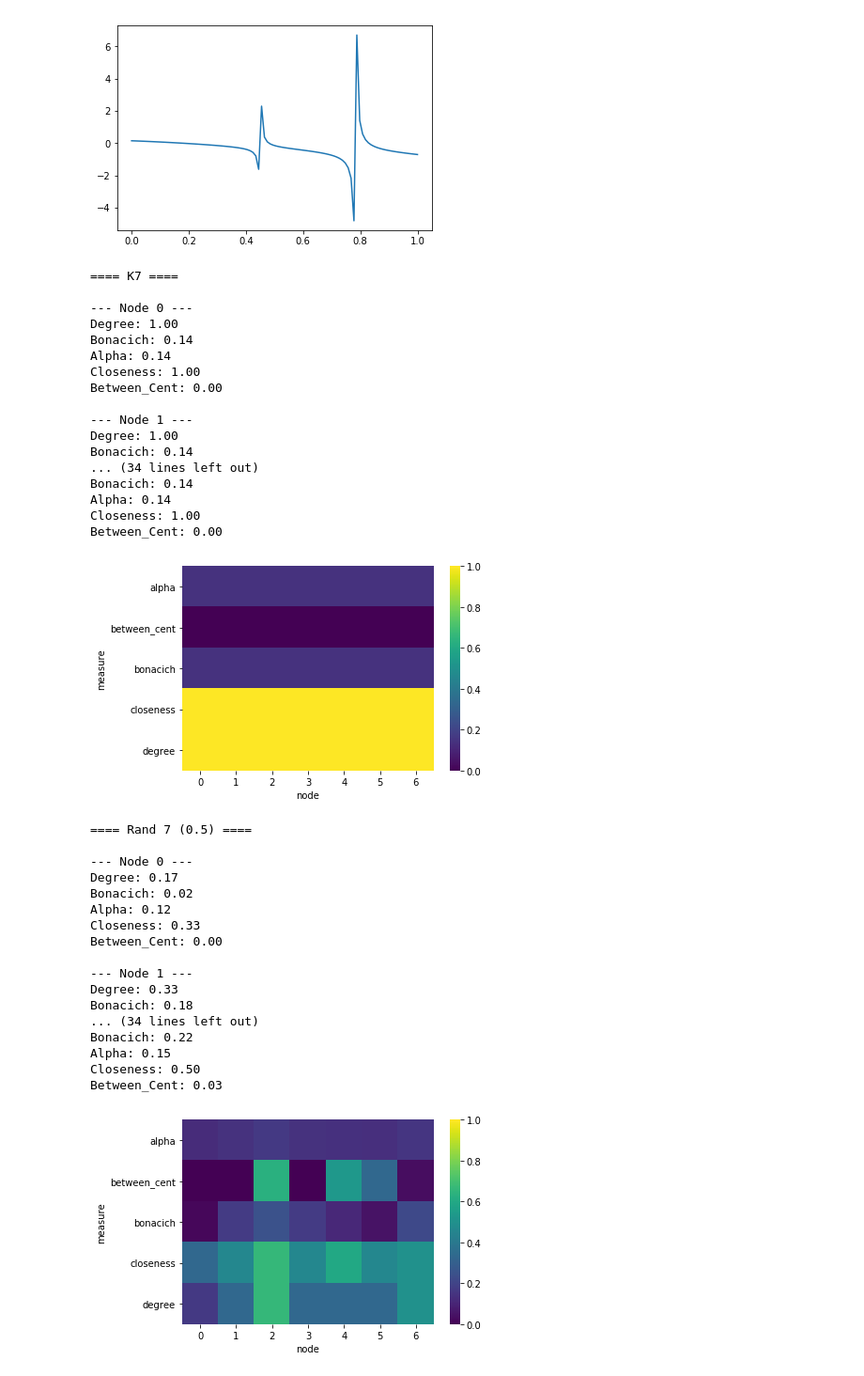
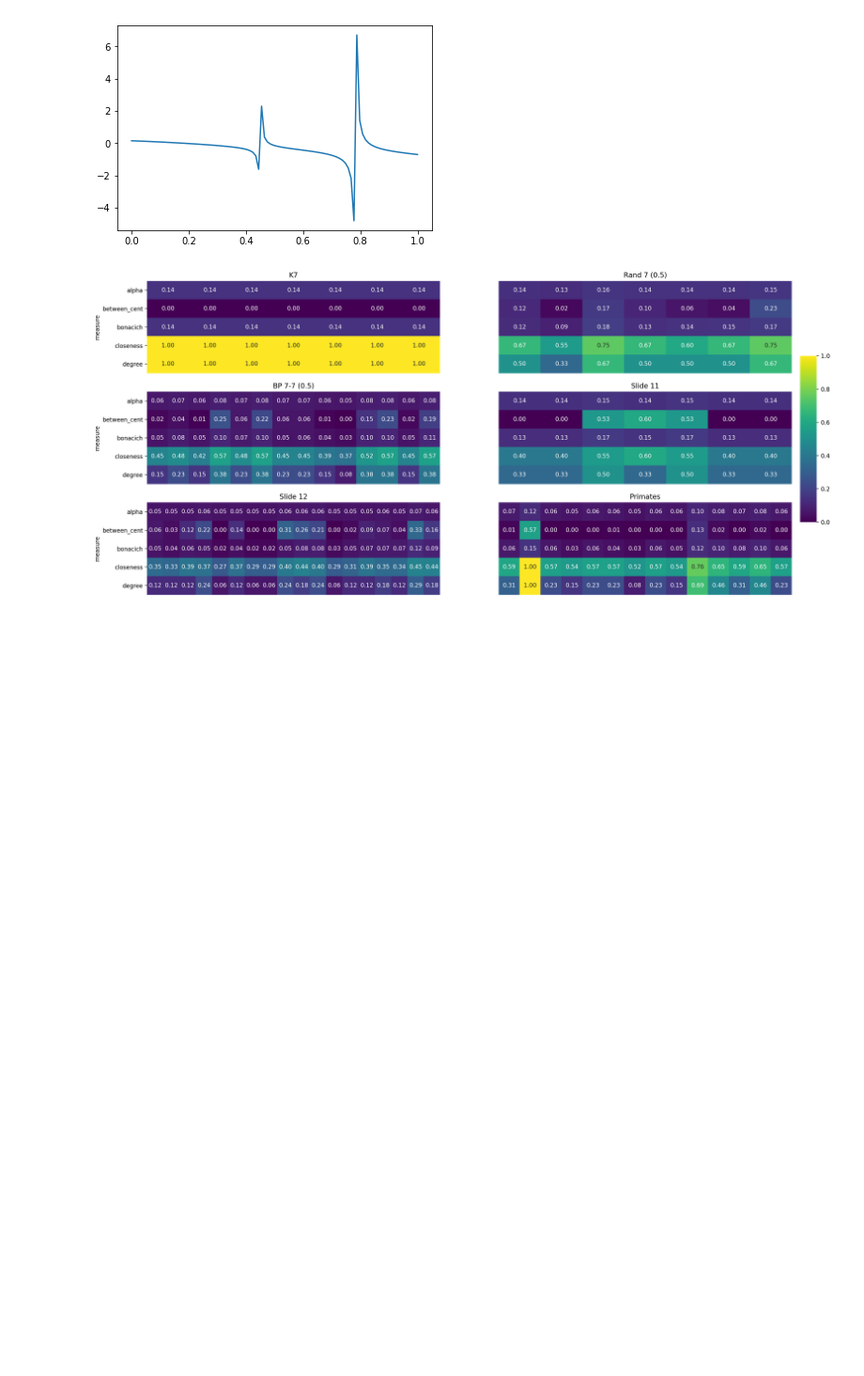
Before and after one commit to ehknight/graph-centrality, a Jupyter notebook: PrimateGraphs.ipynb, the cells around one changed output. Shown: that part at 94% size. Drawn from its saved outputs; the diff is of its cells as text; code cells hidden in the pictures; blank space fills up the shorter version.

Commit message:
update with annotated and consolidated heatmaps

```diff
--- a/PrimateGraphs.ipynb
+++ b/PrimateGraphs.ipynb
@@ -142,74 +142,52 @@ plt.plot(xs, [norm_alpha_cent(given_node, a) for a in xs])
 [<matplotlib.lines.Line2D at 0x...>]
 [figure]
 # %%
-PRINT = True
+PRINT = False
 graphs = {
     'K7': make_fc(7),
     'Rand 7 (0.5)': make_rand_fc(7, 0.5),
     'BP 7-7 (0.5)': make_bp(7, 7, 0.5),
     'Slide 11': make_slide11(),
     'Slide 12': make_slide12(),
     'Primates': make_primate_graph()
 }
 measures = {
     'degree': norm_deg_cent,
     'bonacich': norm_bonacich_eigen_cent,
     'alpha': norm_alpha_cent,
     'closeness': norm_closeness_cent,
     'between_cent': norm_between_cent
 }
 
-for graph_name, G in graphs.items():
-    print("==== {} ====".format(graph_name))
+f, axarr = plt.subplots(
+    figsize=(20, 10),
+    nrows=3, ncols=2, dpi=200)
+cbar_ax = f.add_axes([.91, .3, .02, .4])
+
+for i, (graph_name, G) in enumerate(graphs.items()):
+#     print("==== {} ====".format(graph_name))
     closeness = defaultdict(list)
     for node in G.nodes:
         if PRINT: print("\n--- Node {} ---".format(node))
         for name, cent_fn in measures.items():
             cent = cent_fn(node)
             assert 0 <= cent <= 1, (name, cent)
             if PRINT: print("{}: {:.2f}".format(name.title(), cent))
             closeness['closeness'].append(cent)
             closeness['measure'].append(name)
             closeness['node'].append(node)
 
+    ax = axarr[i//2, i%2]
     df = pd.DataFrame.from_dict(closeness)
     sns.heatmap(df.pivot('measure', 'node', 'closeness'),
-               vmin=0., vmax=1., cmap='viridis')
-    plt.show()
+               vmin=0., vmax=1., cmap='viridis', annot=True,
+               cbar_ax=(None if i else cbar_ax), cbar=(i==0),
+               xticklabels=False, fmt='.2f', ax=ax)
+    ax.xaxis.label.set_visible(False)
+    if i%2 == 1:
+        ax.axis('off')
+    ax.set_title(graph_name)
+
+plt.show()
 # %% [output]
-==== K7 ====
-
---- Node 0 ---
-Degree: 1.00
-Bonacich: 0.14
-Alpha: 0.14
-Closeness: 1.00
-Between_Cent: 0.00
-
---- Node 1 ---
-Degree: 1.00
-Bonacich: 0.14
-... (34 lines left out)
-Bonacich: 0.14
-Alpha: 0.14
-Closeness: 1.00
-Between_Cent: 0.00
-[figure, old version]
+[figure, new version]
-==== Rand 7 (0.5) ====
-
---- Node 0 ---
-Degree: 0.17
-Bonacich: 0.02
-Alpha: 0.12
-Closeness: 0.33
-Between_Cent: 0.00
-
---- Node 1 ---
-Degree: 0.33
-Bonacich: 0.18
-... (34 lines left out)
-Bonacich: 0.22
-Alpha: 0.15
-Closeness: 0.50
-Between_Cent: 0.03
-[figure, removed]
```
Also changed, not shown: parts of 2 cells of this notebook.
